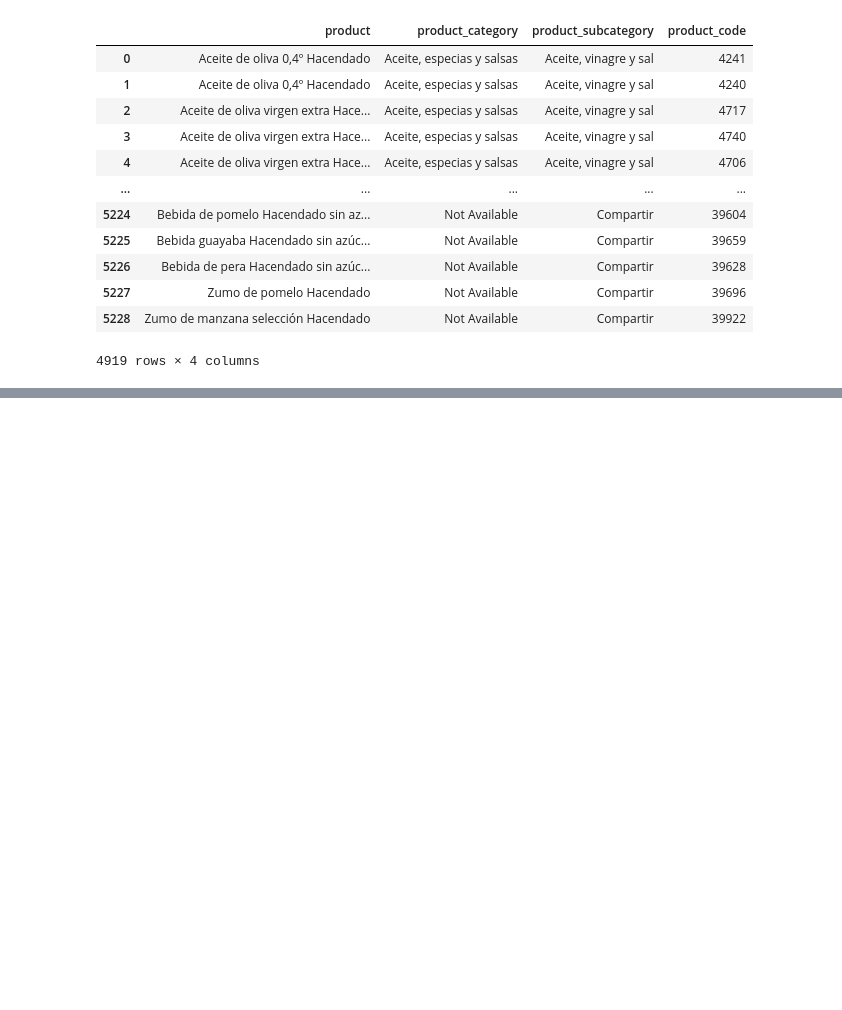
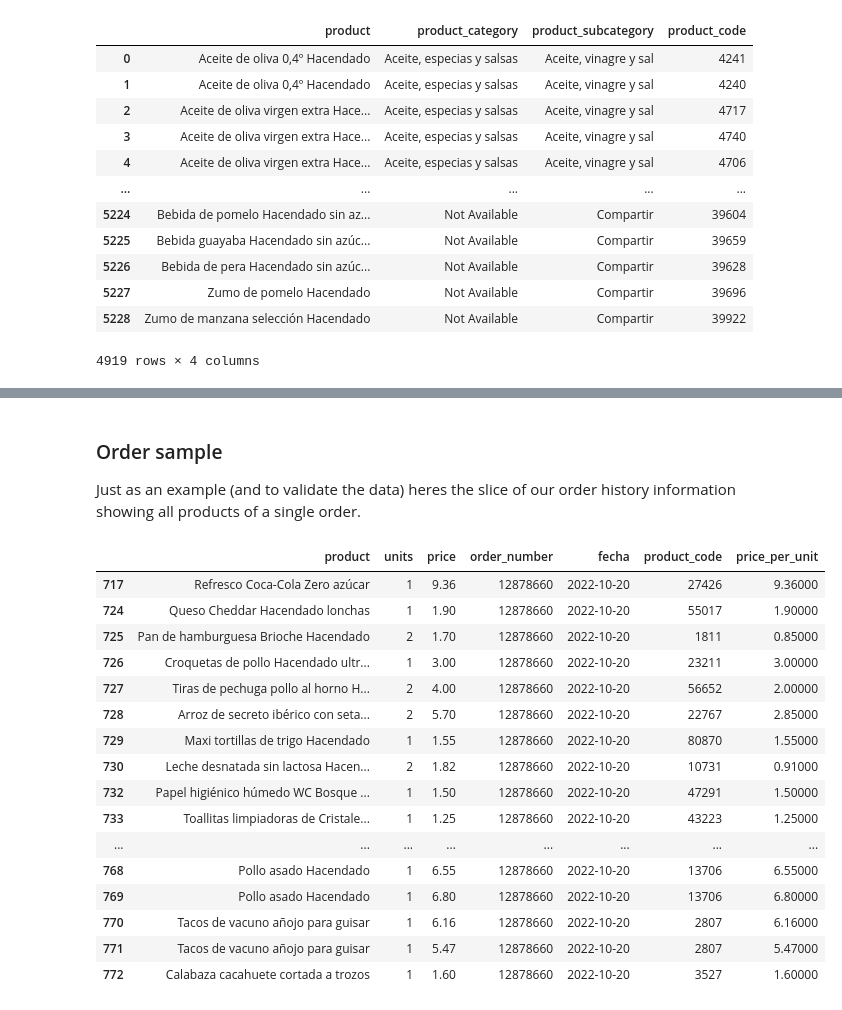
Before and after one commit to castrokike/final_proyect, a Jupyter notebook: mercadona/order_history/mercadona_order_history.ipynb, the cells around one changed output, grey strips where cells are left out. Cells and saved outputs as stored; diff of their text form; code cells hidden in the pictures; blank space fills up the shorter version.

```diff
--- a/mercadona/order_history/mercadona_order_history.ipynb
+++ b/mercadona/order_history/mercadona_order_history.ipynb
@@ -75,2 +89,25 @@ order_history
 # %%
 order_history.to_csv('outputs/order_history.csv', sep="~")
+# %% [markdown]
+### Order sample
+Just as an example (and to validate the data) heres the slice of our order history information showing all products of a single order.
+# %%
+order_history[order_history["order_number"] == '12878660']
+# %% [output]
+|  | product | units | price | order_number | fecha | product_code | price_per_unit |
+| 717 | Refresco Coca-Cola Zero azúcar | 1 | 9.36 | 12878660 | 2022-10-20 | 27426 | 9.36000 |
+| 724 | Queso Cheddar Hacendado lonchas | 1 | 1.90 | 12878660 | 2022-10-20 | 55017 | 1.90000 |
+| 725 | Pan de hamburguesa Brioche Hacendado | 2 | 1.70 | 12878660 | 2022-10-20 | 1811 | 0.85000 |
+| 726 | Croquetas de pollo Hacendado ultr... | 1 | 3.00 | 12878660 | 2022-10-20 | 23211 | 3.00000 |
+| 727 | Tiras de pechuga pollo al horno H... | 2 | 4.00 | 12878660 | 2022-10-20 | 56652 | 2.00000 |
+| 728 | Arroz de secreto ibérico con seta... | 2 | 5.70 | 12878660 | 2022-10-20 | 22767 | 2.85000 |
+| 729 | Maxi tortillas de trigo Hacendado | 1 | 1.55 | 12878660 | 2022-10-20 | 80870 | 1.55000 |
+| 730 | Leche desnatada sin lactosa Hacen... | 2 | 1.82 | 12878660 | 2022-10-20 | 10731 | 0.91000 |
+| 732 | Papel higiénico húmedo WC Bosque ... | 1 | 1.50 | 12878660 | 2022-10-20 | 47291 | 1.50000 |
+| 733 | Toallitas limpiadoras de Cristale... | 1 | 1.25 | 12878660 | 2022-10-20 | 43223 | 1.25000 |
+| ... | ... | ... | ... | ... | ... | ... | ... |
+| 768 | Pollo asado Hacendado | 1 | 6.55 | 12878660 | 2022-10-20 | 13706 | 6.55000 |
+| 769 | Pollo asado Hacendado | 1 | 6.80 | 12878660 | 2022-10-20 | 13706 | 6.80000 |
+| 770 | Tacos de vacuno añojo para guisar | 1 | 6.16 | 12878660 | 2022-10-20 | 2807 | 6.16000 |
+| 771 | Tacos de vacuno añojo para guisar | 1 | 5.47 | 12878660 | 2022-10-20 | 2807 | 5.47000 |
+| 772 | Calabaza cacahuete cortada a trozos | 1 | 1.60 | 12878660 | 2022-10-20 | 3527 | 1.60000 |
```
Also changed, not shown: parts of 7 cells of this notebook, 1 other file.
